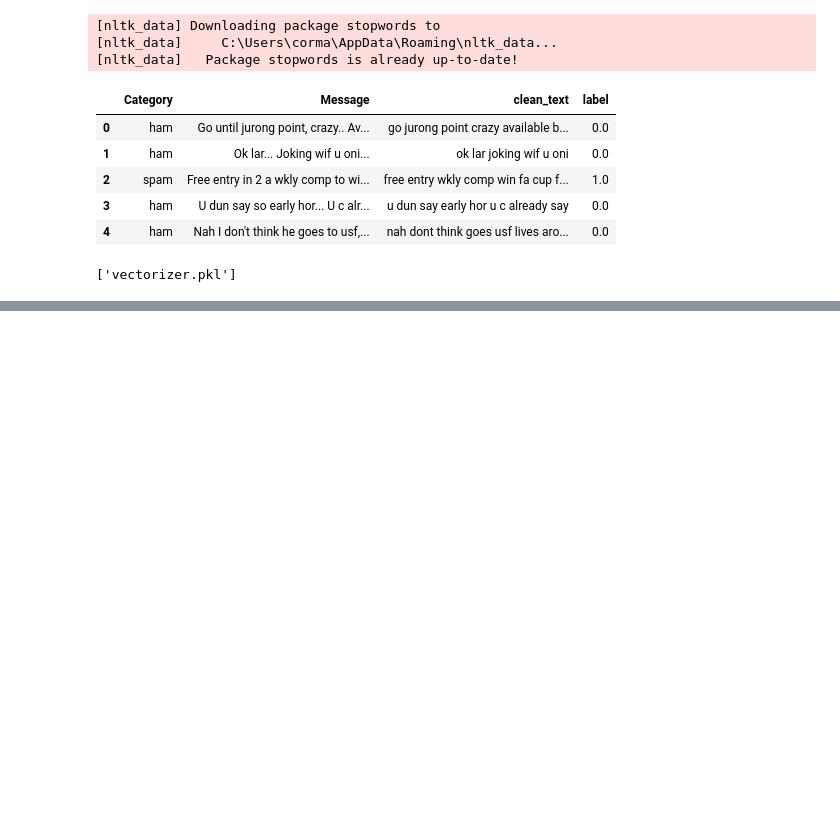
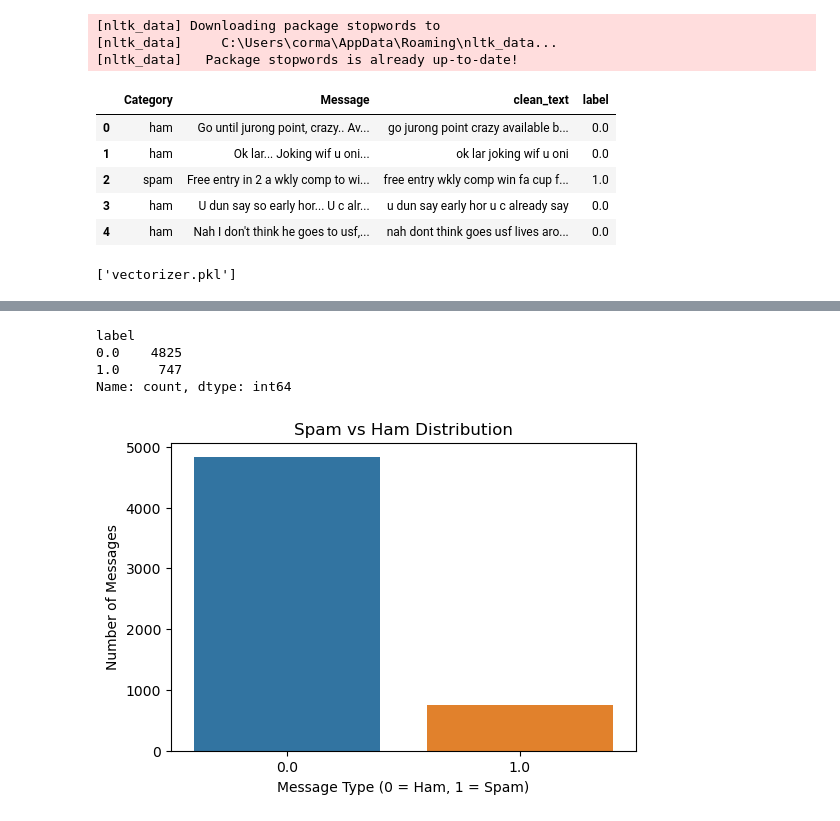
Before and after one commit to g00405662FYP/SpamShield-Model, a Jupyter notebook: train.model.ipynb, the cells around one changed output, grey strips where cells are left out. Drawn from its saved outputs; the diff is of its cells as text; code cells hidden in the pictures; blank space fills up the shorter version.

```diff
--- a/train.model.ipynb
+++ b/train.model.ipynb
@@ -99,0 +121,16 @@ plt.show()
+# %%
+print(df['label'].value_counts())  # Count occurrences of spam (1) and ham (0)
+import matplotlib.pyplot as plt
+import seaborn as sns
+plt.figure(figsize=(6,4))
+sns.countplot(x=df['label'])
+plt.xlabel("Message Type (0 = Ham, 1 = Spam)")
+plt.ylabel("Number of Messages")
+plt.title("Spam vs Ham Distribution")
+plt.show()
+# %% [output]
+label
+0.0    4825
+1.0     747
+Name: count, dtype: int64
+[figure, added]
```
Also changed, not shown: parts of 2 cells of this notebook.
